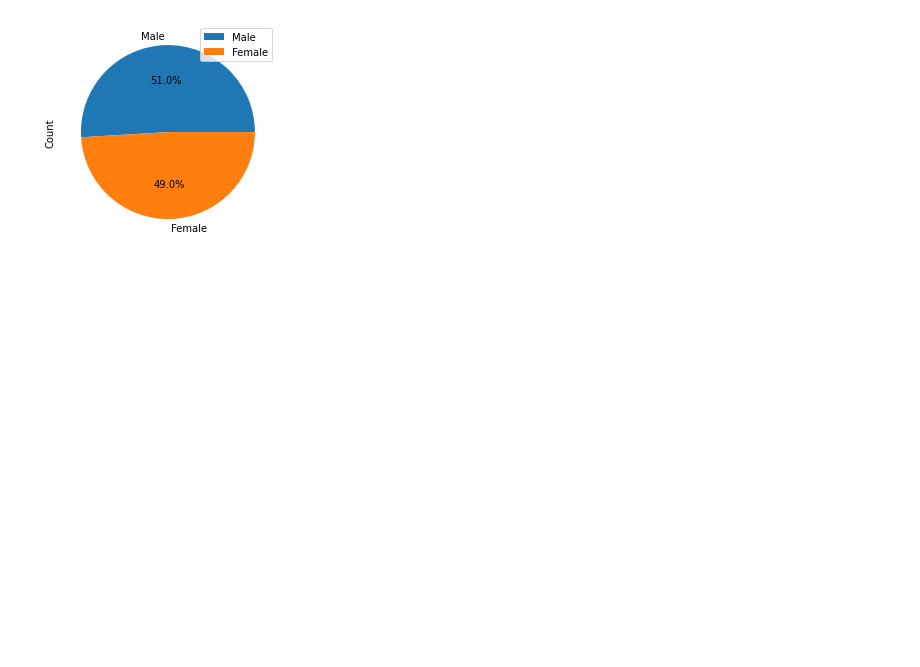
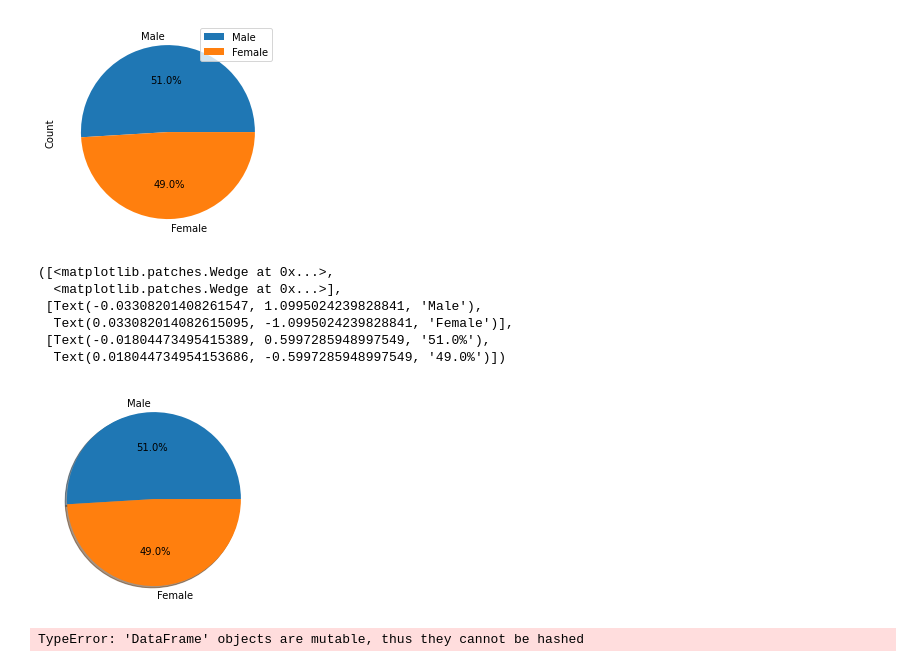
Before and after one commit to sarahheavner/matplotlib-challenge, a Jupyter notebook: Pymaceuticals/matplotlib-challenge-Copy1.ipynb, the cells around one changed output. Saved outputs shown, nothing was run; the diff lists cells and outputs as text; code cells hidden in the pictures; blank space fills up the shorter version.

```diff
--- a/Pymaceuticals/matplotlib-challenge-Copy1.ipynb
+++ b/Pymaceuticals/matplotlib-challenge-Copy1.ipynb
@@ -136,17 +136,34 @@ array([<AxesSubplot:ylabel='Count'>], dtype=object)
 # %%
 # Generate a pie plot showing the distribution of female versus male mice using pyplot
 
-sex_count
-plt.pie(sizes, explode=explode, labels=labels, colors=colors,
-        autopct="%1.1f%%", shadow=True, startangle=140)
+labels=sex_count.index
+plt.pie(sex_count['Count'], labels=labels,
+        autopct="%1.1f%%", shadow=True, startangle=0)
+# %% [output]
+([<matplotlib.patches.Wedge at 0x...>,
+  <matplotlib.patches.Wedge at 0x...>],
+ [Text(-0.03308201408261547, 1.0995024239828841, 'Male'),
+  Text(0.033082014082615095, -1.0995024239828841, 'Female')],
+ [Text(-0.01804473495415389, 0.5997285948997549, '51.0%'),
+  Text(0.018044734954153686, -0.5997285948997549, '49.0%')])
+[figure, added]
 # %%
 # Calculate the final tumor volume of each mouse across four of the treatment regimens:
 # Capomulin, Ramicane, Infubinol, and Ceftamin
+
+capomulin = clean_mouse_data[clean_mouse_data['Drug Regimen'] == 'Capomulin']
+ramicane = clean_mouse_data[clean_mouse_data['Drug Regimen'] == 'Ramicane']
+infubinol = clean_mouse_data[clean_mouse_data['Drug Regimen'] == 'Infubinol']
+ceftamin = clean_mouse_data[clean_mouse_data['Drug Regimen'] == 'Ceftamin']
+
+treatment_regimen = pd.DataFrame({capomulin, ramicane, infubinol, ceftamin})
 
 # Start by getting the last (greatest) timepoint for each mouse
 
 
 # Merge this group df with the original dataframe to get the tumor volume at the last timepoint
+# %% [output]
+TypeError: 'DataFrame' objects are mutable, thus they cannot be hashed
 # %%
 # Put treatments into a list for for loop (and later for plot labels)
 
```
Also changed, not shown: 1 other file.
